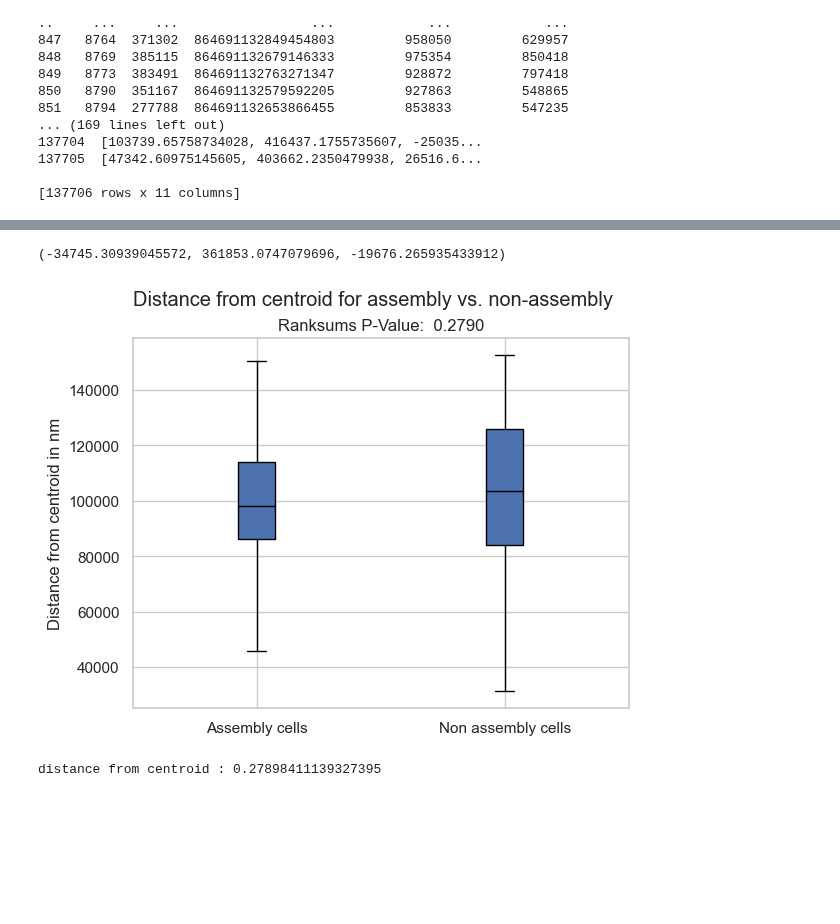
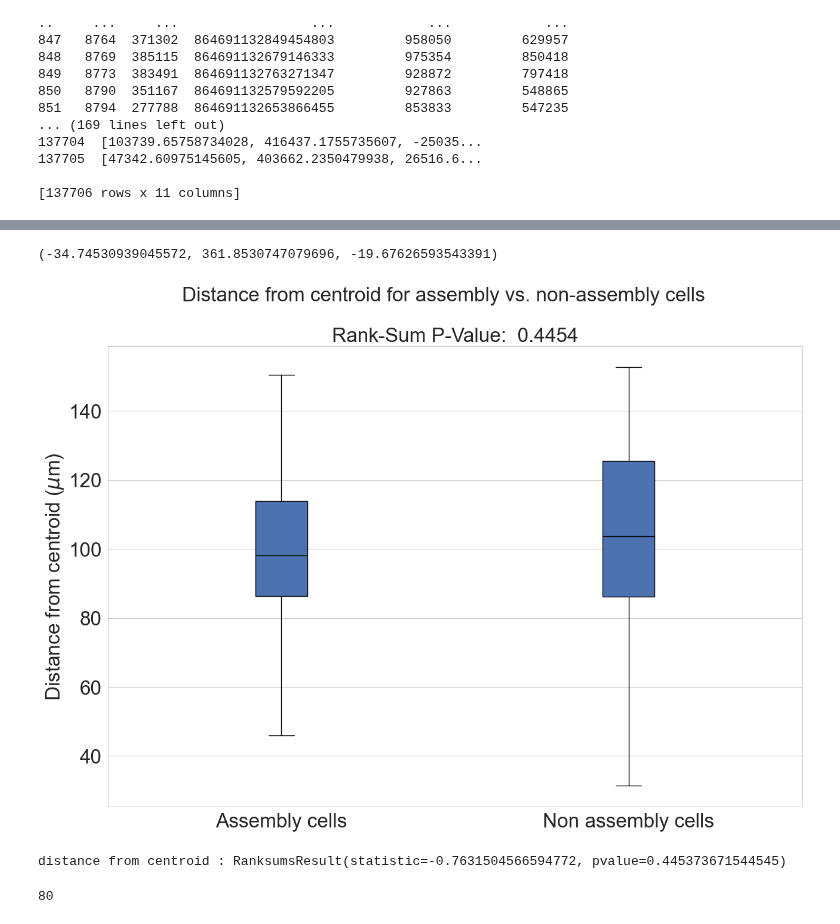
Before and after one commit to Jawagnercarena/Assembly_Organization, a Jupyter notebook: AssemblyPaperFigures/FigureCode/Figure5/distance_analysis.ipynb, the cells around one changed output, grey strips where cells are left out. Cells and saved outputs as stored; diff of their text form; code cells hidden in the pictures; blank space fills up the shorter version.

Commit message:
Euclidean distance analysis for Assembly vs. non-assembly cells

```diff
--- a/AssemblyPaperFigures/FigureCode/Figure5/distance_analysis.ipynb
+++ b/AssemblyPaperFigures/FigureCode/Figure5/distance_analysis.ipynb
@@ -57,4 +73,8 @@ weight_matrix = tables['structural']['summed_size_connectome']
 # %%
+cell_table['pt_position_x_trafo'] = cell_table['pt_position_x_trafo']/1000
+cell_table['pt_position_y_trafo'] = cell_table['pt_position_y_trafo']/1000
+cell_table['pt_position_z_trafo'] = cell_table['pt_position_z_trafo']/1000
+
 x_pos = np.mean(cell_table['pt_position_x_trafo'])   # Centroid of the graph - cartesian co-ordinates system hence, centroid = mean
 y_pos = np.mean(cell_table['pt_position_y_trafo'])
 z_pos = np.mean(cell_table['pt_position_z_trafo'])
@@ -63,7 +83,7 @@ cent_dist_a = []
 
 x_pos, y_pos, z_pos
 # %% [output]
-(-34745.30939045572, 361853.0747079696, -19676.265935433912)
+(-34.74530939045572, 361.8530747079696, -19.67626593543391)
 # %%
 import math
 for cell in mappings['assemblies_by_connectome_index']:
@@ -76,37 +96,45 @@ import scipy
 import ptitprince as pt
 import random
 import numpy as np
 import pandas as pd
 import json
 from tqdm import tqdm
 from scipy import stats
 import seaborn as sns
 
 
 light_blue = sns.color_palette("deep")[0]
 
 # Boxplot
-fig, ax = plt.subplots()
+fig, ax = plt.subplots(figsize=(15, 10))
 bp = ax.boxplot([cent_dist_a, cent_dist_no_a], patch_artist=True)
 
 # Apply color
 for box in bp['boxes']:
     box.set(facecolor=light_blue)
 
 # Set median color to black
 for median in bp['medians']:
     median.set(color='black', linewidth=1)
 
 [stat, p_val]= scipy.stats.ranksums(cent_dist_a, cent_dist_no_a)
 
 plt.xticks([1, 2], ['Assembly cells', 'Non assembly cells'])
-plt.ylabel(r"Distance from centroid in nm")
-plt.suptitle("Distance from centroid for assembly vs. non-assembly")
-plt.title(f"Ranksums P-Value: {p_val: 0.4f}")
+plt.ylabel(r"Distance from centroid ($\mu$m)", fontsize = 24)
+plt.suptitle("Distance from centroid for assembly vs. non-assembly cells", fontsize = 24)
+plt.title(f"Rank-Sum P-Value: {p_val: 0.4f}", fontsize = 24)
+ax.tick_params(labelsize = 24)
+ax.yaxis.grid(True)
+ax.xaxis.grid(False)
+plt.savefig('distance_analysis_A_noA.png', dpi = 600)
 plt.show()
 
 
-print("distance from centroid :", p_val)
+print("distance from centroid :", scipy.stats.ranksums(cent_dist_a, cent_dist_no_a))
 # %% [output]
-[figure, old version]
+[figure, new version]
-distance from centroid : 0.27898411139327395
+distance from centroid : RanksumsResult(statistic=-0.7631504566594772, pvalue=0.445373671544545)
+# %%
+len(cent_dist_a) + len(cent_dist_no_a)
+# %% [output]
+80
```
Also changed, not shown: parts of 1 cell of this notebook.
